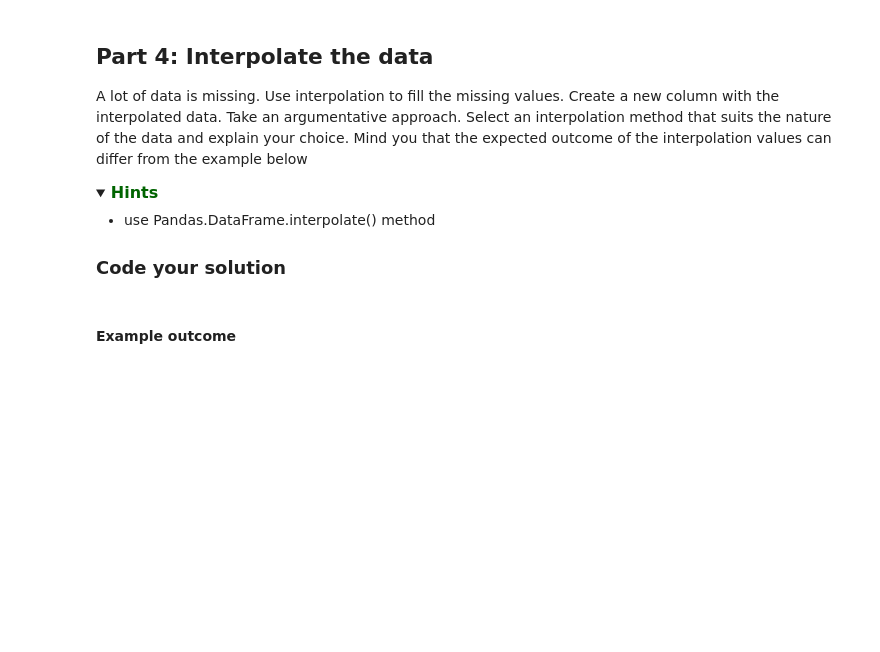
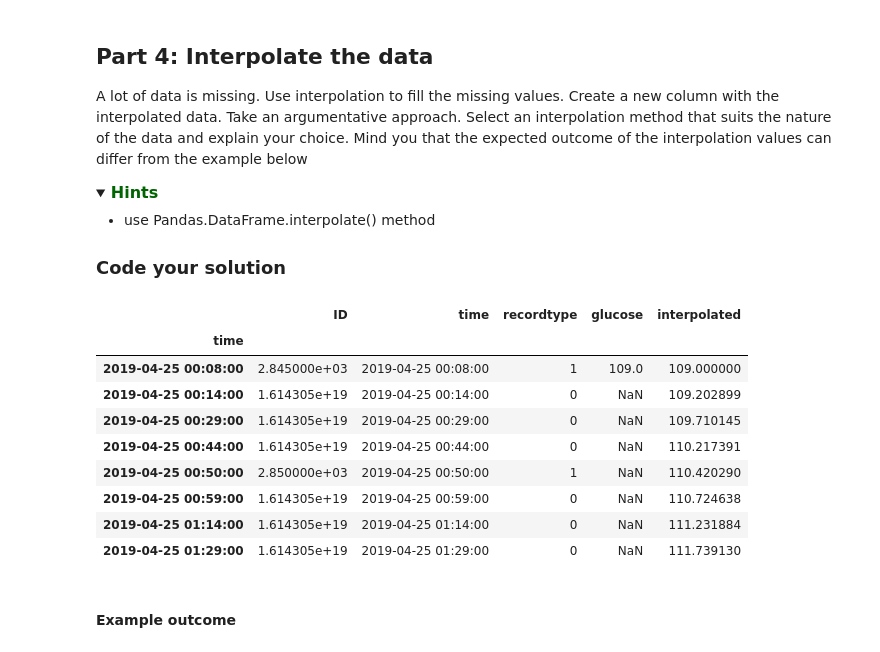
Before and after one commit to marshellon/prgr1, a Jupyter notebook: programming1/BFVM22PROG1/assessments/Assignment_week_02.ipynb, the cells around one changed output. Cells and saved outputs as stored; diff of their text form; code cells hidden in the pictures; folded sections open; blank space fills up the shorter version.

```diff
--- a/programming1/BFVM22PROG1/assessments/Assignment_week_02.ipynb
+++ b/programming1/BFVM22PROG1/assessments/Assignment_week_02.ipynb
@@ -86,7 +86,7 @@ import yaml
 import json
 
 config = open("/homes/memartinus/Desktop/programming1/config.yml","r")
-dictionary = yaml.load(config)
+dictionary = yaml.safe_load(config)
 path = open(dictionary["Path"])
 
 loaded_file = json.load(path)
@@ -137,6 +137,4 @@ Make sure that your dataset is sorted by the time column
 df  = df.replace(r"^\s*$",np.nan,regex= True)
 df["glucose"] = df["glucose"].astype("float")
 df["time"] = pd.to_datetime(df["time"])
-df.set_index(df["time"])
-
-df.sort_index()
+df = df.set_index(df["time"])
@@ -226,3 +208,21 @@ A lot of data is missing. Use interpolation to fill the missing values. Create a
+# %%
+
+# slinear was used because linear doesnt take in to consideration the time/date but uses a regular linspace to splice
+# the numbers. also single linear uses de first order to plot the graph.
+df["interpolated"] = df['glucose'].interpolate(method = "slinear")
+df = df.sort_index()
+df.head(8)
+# %% [output]
+|  | ID | time | recordtype | glucose | interpolated |
+| time |  |  |  |  |  |
+| 2019-04-25 00:08:00 | 2.845000e+03 | 2019-04-25 00:08:00 | 1 | 109.0 | 109.000000 |
+| 2019-04-25 00:14:00 | 1.614305e+19 | 2019-04-25 00:14:00 | 0 | NaN | 109.202899 |
+| 2019-04-25 00:29:00 | 1.614305e+19 | 2019-04-25 00:29:00 | 0 | NaN | 109.710145 |
+| 2019-04-25 00:44:00 | 1.614305e+19 | 2019-04-25 00:44:00 | 0 | NaN | 110.217391 |
+| 2019-04-25 00:50:00 | 2.850000e+03 | 2019-04-25 00:50:00 | 1 | NaN | 110.420290 |
+| 2019-04-25 00:59:00 | 1.614305e+19 | 2019-04-25 00:59:00 | 0 | NaN | 110.724638 |
+| 2019-04-25 01:14:00 | 1.614305e+19 | 2019-04-25 01:14:00 | 0 | NaN | 111.231884 |
+| 2019-04-25 01:29:00 | 1.614305e+19 | 2019-04-25 01:29:00 | 0 | NaN | 111.739130 |
 # %% [markdown]
 #### Example outcome
 # %% [raw]
```
Also changed, not shown: parts of 6 cells of this notebook.
